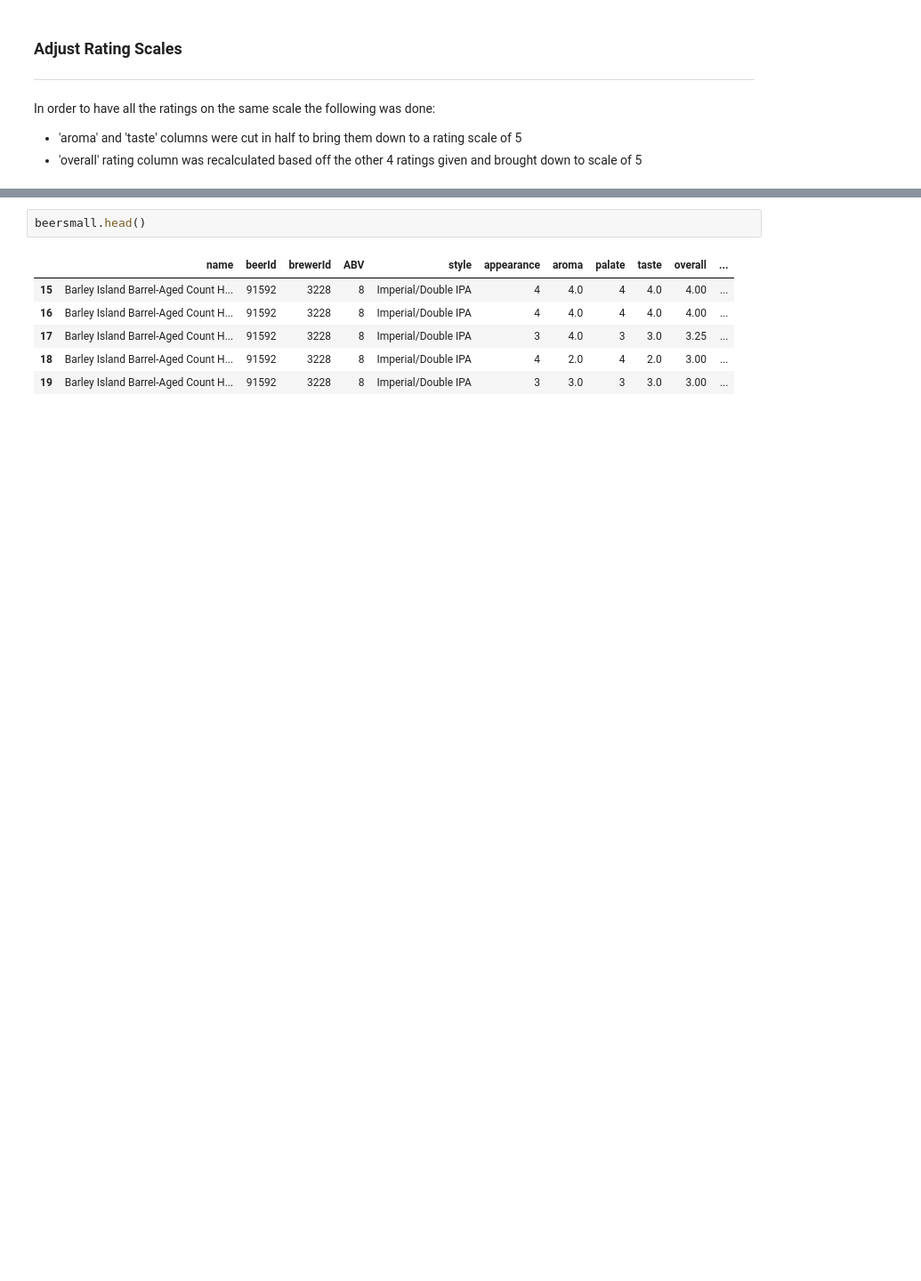
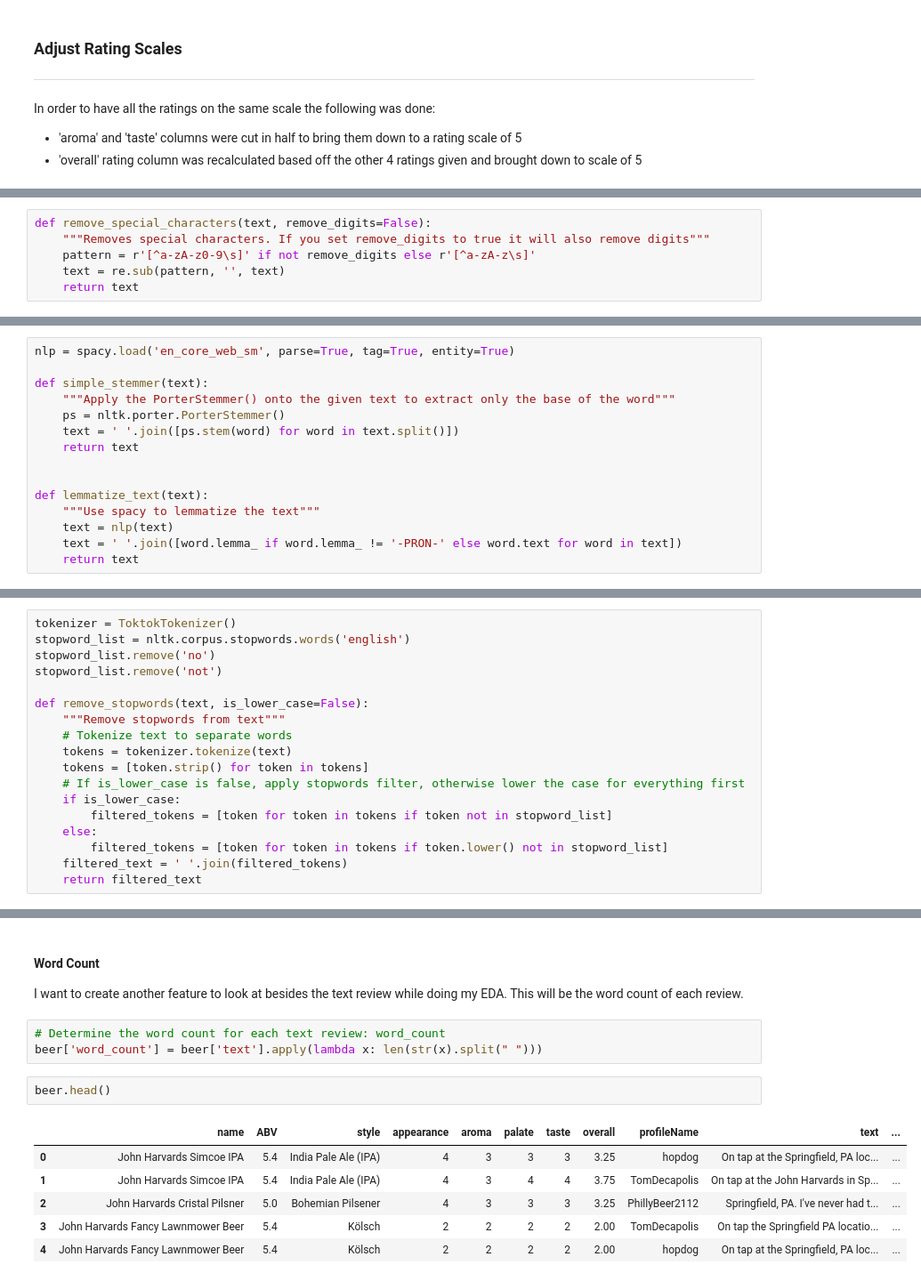
Before and after one commit to sdesaidata/Springboard, a Jupyter notebook: Capstone_Project_I/BeerDataWrangling.ipynb, the cells around one changed output, grey strips where cells are left out. Shown: that part at 89% size. Cells and saved outputs as stored; diff of their text form; blank space fills up the shorter version.

```diff
--- a/Capstone_Project_I/BeerDataWrangling.ipynb
+++ b/Capstone_Project_I/BeerDataWrangling.ipynb
@@ -156,0 +339,6 @@ beersmall['overall'] = (beersmall['appearance'] + beersmall['aroma'] + beersmall
+# %%
+def remove_special_characters(text, remove_digits=False):
+    """Removes special characters. If you set remove_digits to true it will also remove digits"""
+    pattern = r'[^a-zA-z0-9\s]' if not remove_digits else r'[^a-zA-z\s]'
+    text = re.sub(pattern, '', text)
+    return text
@@ -156,0 +348,15 @@ beersmall['overall'] = (beersmall['appearance'] + beersmall['aroma'] + beersmall
+# %%
+nlp = spacy.load('en_core_web_sm', parse=True, tag=True, entity=True)
+
+def simple_stemmer(text):
+    """Apply the PorterStemmer() onto the given text to extract only the base of the word"""
+    ps = nltk.porter.PorterStemmer()
+    text = ' '.join([ps.stem(word) for word in text.split()])
+    return text
+
+
+def lemmatize_text(text):
+    """Use spacy to lemmatize the text"""
+    text = nlp(text)
+    text = ' '.join([word.lemma_ if word.lemma_ != '-PRON-' else word.text for word in text])
+    return text
@@ -156,0 +368,18 @@ beersmall['overall'] = (beersmall['appearance'] + beersmall['aroma'] + beersmall
+# %%
+tokenizer = ToktokTokenizer()
+stopword_list = nltk.corpus.stopwords.words('english')
+stopword_list.remove('no')
+stopword_list.remove('not')
+
+def remove_stopwords(text, is_lower_case=False):
+    """Remove stopwords from text"""
+    # Tokenize text to separate words
+    tokens = tokenizer.tokenize(text)
+    tokens = [token.strip() for token in tokens]
+    # If is_lower_case is false, apply stopwords filter, otherwise lower the case for everything first
+    if is_lower_case:
+        filtered_tokens = [token for token in tokens if token not in stopword_list]
+    else:
+        filtered_tokens = [token for token in tokens if token.lower() not in stopword_list]
+    filtered_text = ' '.join(filtered_tokens)
+    return filtered_text
@@ -157,9 +432,15 @@ beersmall['overall'] = (beersmall['appearance'] + beersmall['aroma'] + beersmall
+# %% [markdown]
+#### Word Count
+I want to create another feature to look at besides the text review while doing my EDA. This will be the word count of each review.
+# %%
+# Determine the word count for each text review: word_count
+beer['word_count'] = beer['text'].apply(lambda x: len(str(x).split(" ")))
 # %%
-beersmall.head()
+beer.head()
 # %% [output]
-|  | name | beerId | brewerId | ABV | style | appearance | aroma | palate | taste | overall | ... |
-| 15 | Barley Island Barrel-Aged Count H... | 91592 | 3228 | 8 | Imperial/Double IPA | 4 | 4.0 | 4 | 4.0 | 4.00 | ... |
-| 16 | Barley Island Barrel-Aged Count H... | 91592 | 3228 | 8 | Imperial/Double IPA | 4 | 4.0 | 4 | 4.0 | 4.00 | ... |
-| 17 | Barley Island Barrel-Aged Count H... | 91592 | 3228 | 8 | Imperial/Double IPA | 3 | 4.0 | 3 | 3.0 | 3.25 | ... |
-| 18 | Barley Island Barrel-Aged Count H... | 91592 | 3228 | 8 | Imperial/Double IPA | 4 | 2.0 | 4 | 2.0 | 3.00 | ... |
-| 19 | Barley Island Barrel-Aged Count H... | 91592 | 3228 | 8 | Imperial/Double IPA | 3 | 3.0 | 3 | 3.0 | 3.00 | ... |
+|  | name | ABV | style | appearance | aroma | palate | taste | overall | profileName | text | ... |
+| 0 | John Harvards Simcoe IPA | 5.4 | India Pale Ale (IPA) | 4 | 3 | 3 | 3 | 3.25 | hopdog | On tap at the Springfield, PA loc... | ... |
+| 1 | John Harvards Simcoe IPA | 5.4 | India Pale Ale (IPA) | 4 | 3 | 4 | 4 | 3.75 | TomDecapolis | On tap at the John Harvards in Sp... | ... |
+| 2 | John Harvards Cristal Pilsner | 5.0 | Bohemian Pilsener | 4 | 3 | 3 | 3 | 3.25 | PhillyBeer2112 | Springfield, PA. I've never had t... | ... |
+| 3 | John Harvards Fancy Lawnmower Beer | 5.4 | Kölsch | 2 | 2 | 2 | 2 | 2.00 | TomDecapolis | On tap the Springfield PA locatio... | ... |
+| 4 | John Harvards Fancy Lawnmower Beer | 5.4 | Kölsch | 2 | 2 | 2 | 2 | 2.00 | hopdog | On tap at the Springfield, PA loc... | ... |
```
Also changed, not shown: parts of 40 cells of this notebook, 3 other files.
